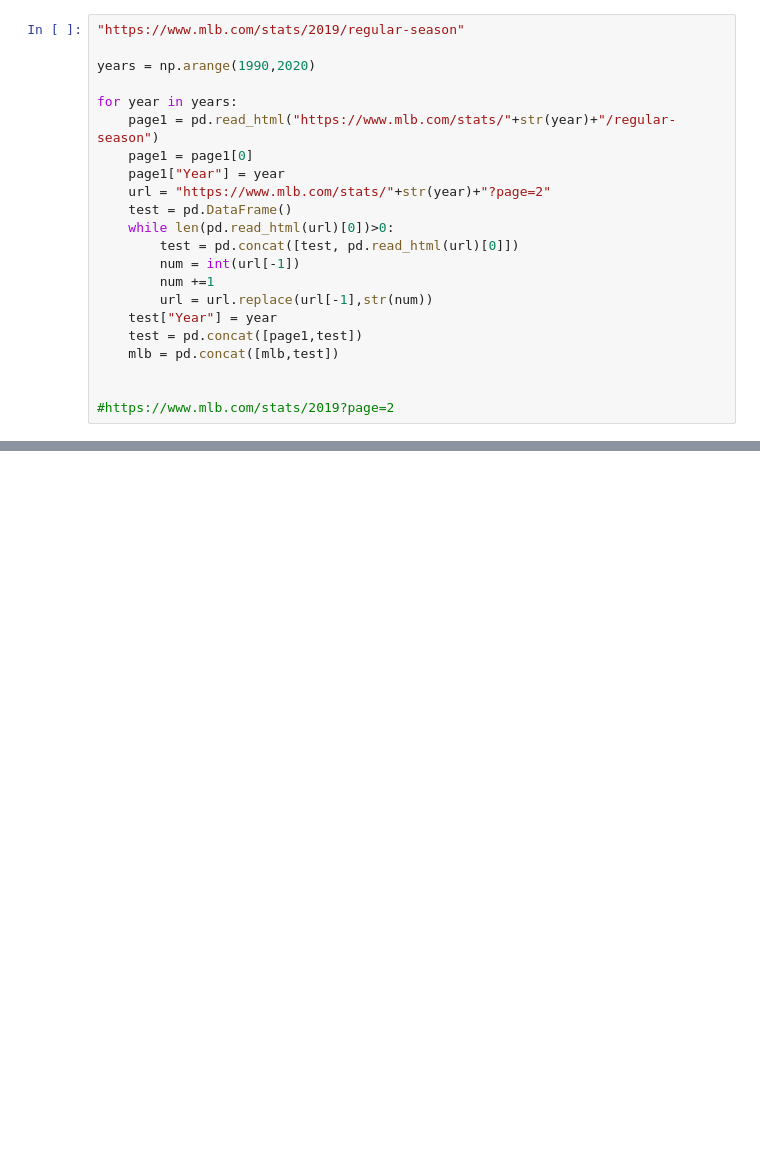
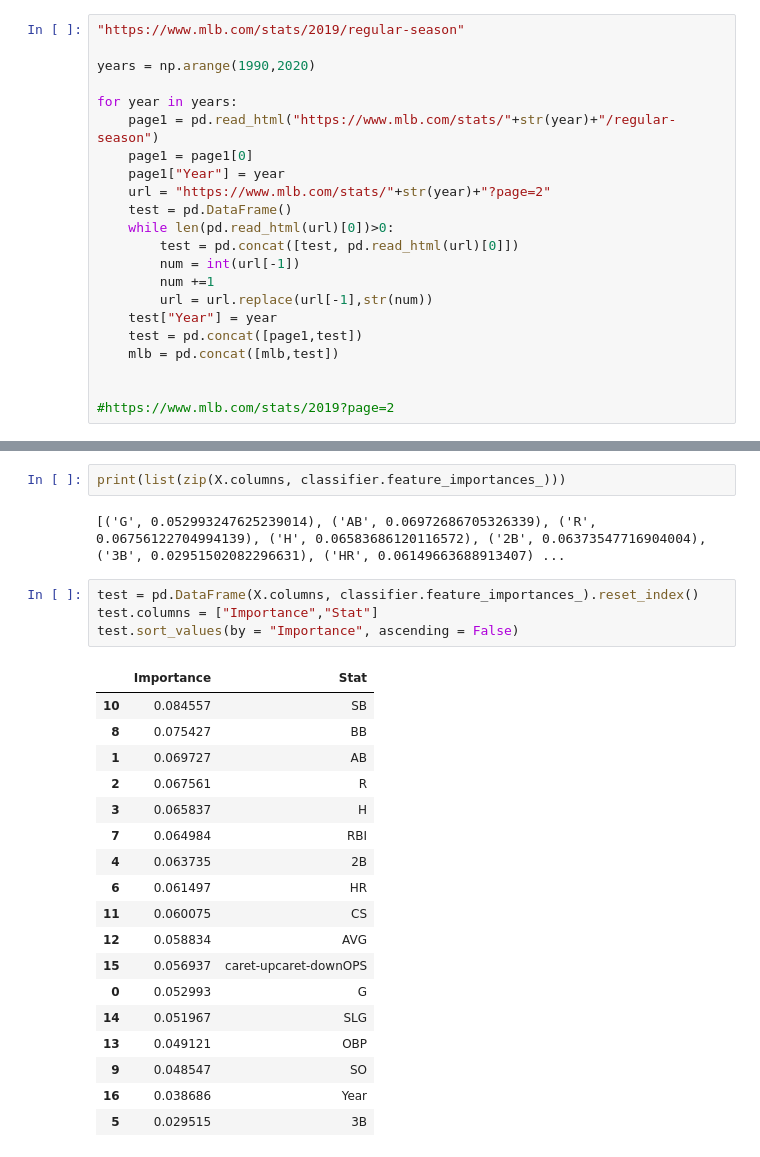
Before and after one commit to Stat426-Fall2020/Final_Project_bradyprice, a Jupyter notebook: Final_Project_Code.ipynb, the cells around one changed output, grey strips where cells are left out. Saved outputs shown, nothing was run; the diff lists cells and outputs as text; blank space fills up the shorter version.

```diff
--- a/Final_Project_Code.ipynb
+++ b/Final_Project_Code.ipynb
@@ -67,0 +353,27 @@ mlb
+# %%
+print(list(zip(X.columns, classifier.feature_importances_)))
+# %% [output]
+[('G', 0.052993247625239014), ('AB', 0.06972686705326339), ('R', 0.06756122704994139), ('H', 0.06583686120116572), ('2B', 0.06373547716904004), ('3B', 0.02951502082296631), ('HR', 0.06149663688913407) ...
+# %%
+test = pd.DataFrame(X.columns, classifier.feature_importances_).reset_index()
+test.columns = ["Importance","Stat"]
+test.sort_values(by = "Importance", ascending = False)
+# %% [output]
+|  | Importance | Stat |
+| 10 | 0.084557 | SB |
+| 8 | 0.075427 | BB |
+| 1 | 0.069727 | AB |
+| 2 | 0.067561 | R |
+| 3 | 0.065837 | H |
+| 7 | 0.064984 | RBI |
+| 4 | 0.063735 | 2B |
+| 6 | 0.061497 | HR |
+| 11 | 0.060075 | CS |
+| 12 | 0.058834 | AVG |
+| 15 | 0.056937 | caret-upcaret-downOPS |
+| 0 | 0.052993 | G |
+| 14 | 0.051967 | SLG |
+| 13 | 0.049121 | OBP |
+| 9 | 0.048547 | SO |
+| 16 | 0.038686 | Year |
+| 5 | 0.029515 | 3B |
```
Also changed, not shown: parts of 43 cells of this notebook.
